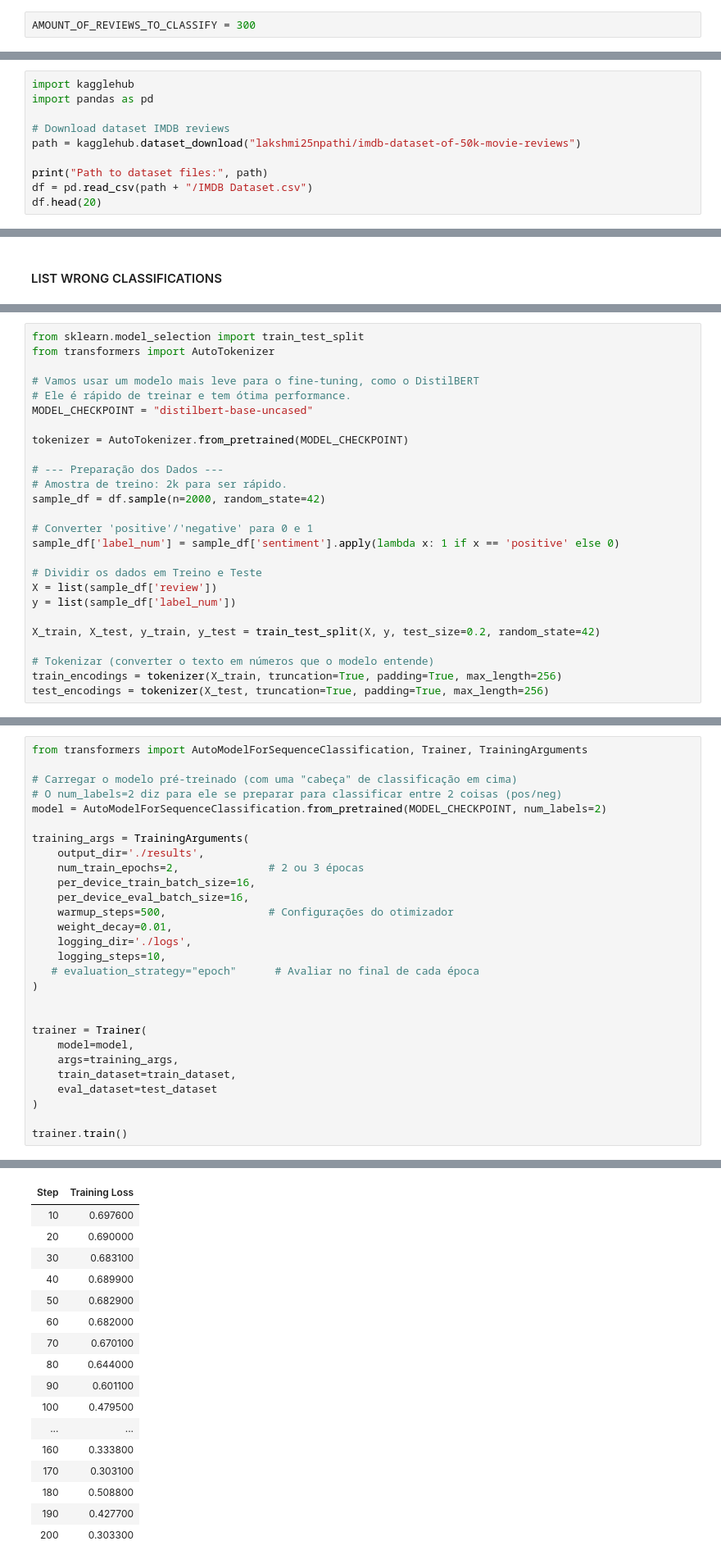
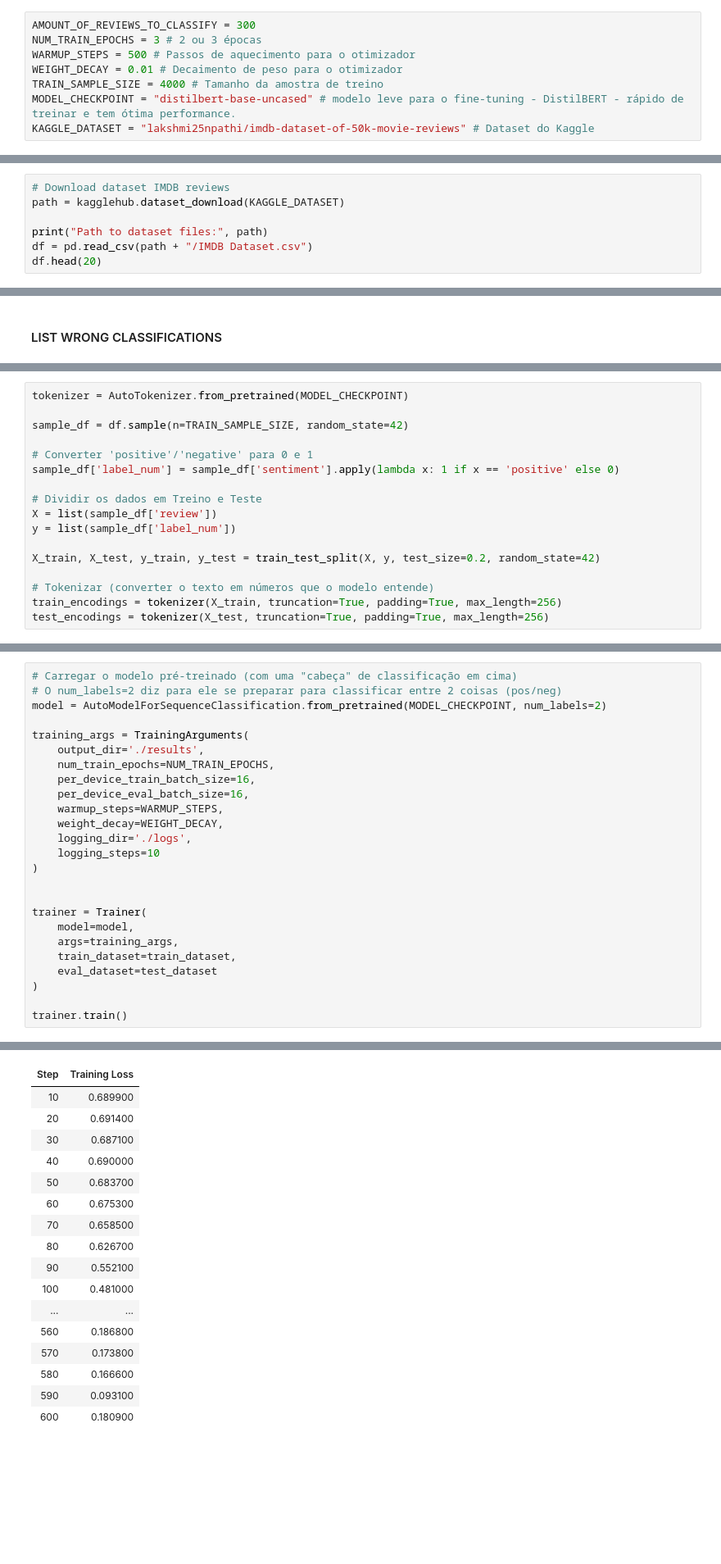
Before and after one commit to rafael-rosa/mack-modelos-linguagem-generativos, a Jupyter notebook: atividades/projeto_final/zero_shot_classification.ipynb, the cells around one changed output, grey strips where cells are left out. Shown at 82% size. Cells and saved outputs as stored; diff of their text form; blank space fills up the shorter version.

```diff
--- a/atividades/projeto_final/zero_shot_classification.ipynb
+++ b/atividades/projeto_final/zero_shot_classification.ipynb
@@ -30,14 +35,17 @@ Requirement already satisfied: MarkupSafe>=2.0 in c:\dev\python\wks\.venv\lib\si
 ### ENV VARIABLES
 # %%
 AMOUNT_OF_REVIEWS_TO_CLASSIFY = 300
+NUM_TRAIN_EPOCHS = 3 # 2 ou 3 épocas
+WARMUP_STEPS = 500 # Passos de aquecimento para o otimizador
+WEIGHT_DECAY = 0.01 # Decaimento de peso para o otimizador
+TRAIN_SAMPLE_SIZE = 4000 # Tamanho da amostra de treino
+MODEL_CHECKPOINT = "distilbert-base-uncased" # modelo leve para o fine-tuning - DistilBERT - rápido de treinar e tem ótima performance.
+KAGGLE_DATASET = "lakshmi25npathi/imdb-dataset-of-50k-movie-reviews" # Dataset do Kaggle
 # %% [markdown]
 ### DATASET - IMDB MOVIE REVIEWS TO CLASSIFY
 # %%
-import kagglehub
-import pandas as pd
-
 # Download dataset IMDB reviews
-path = kagglehub.dataset_download("lakshmi25npathi/imdb-dataset-of-50k-movie-reviews")
+path = kagglehub.dataset_download(KAGGLE_DATASET)
 
 print("Path to dataset files:", path)
 df = pd.read_csv(path + "/IMDB Dataset.csv")
@@ -181,16 +209,7 @@ weighted avg       0.90      0.90      0.90       300
 # %%
-from sklearn.model_selection import train_test_split
-from transformers import AutoTokenizer
-
-# Vamos usar um modelo mais leve para o fine-tuning, como o DistilBERT
-# Ele é rápido de treinar e tem ótima performance.
-MODEL_CHECKPOINT = "distilbert-base-uncased"
-
 tokenizer = AutoTokenizer.from_pretrained(MODEL_CHECKPOINT)
 
-# --- Preparação dos Dados ---
-# Amostra de treino: 2k para ser rápido.
-sample_df = df.sample(n=2000, random_state=42)
+sample_df = df.sample(n=TRAIN_SAMPLE_SIZE, random_state=42)
 
 # Converter 'positive'/'negative' para 0 e 1
 sample_df['label_num'] = sample_df['sentiment'].apply(lambda x: 1 if x == 'positive' else 0)
@@ -228,20 +247,17 @@ test_dataset = IMDbDataset(test_encodings, y_test)
 # %%
-from transformers import AutoModelForSequenceClassification, Trainer, TrainingArguments
-
 # Carregar o modelo pré-treinado (com uma "cabeça" de classificação em cima)
 # O num_labels=2 diz para ele se preparar para classificar entre 2 coisas (pos/neg)
 model = AutoModelForSequenceClassification.from_pretrained(MODEL_CHECKPOINT, num_labels=2)
 
 training_args = TrainingArguments(
     output_dir='./results',
-    num_train_epochs=2,              # 2 ou 3 épocas
+    num_train_epochs=NUM_TRAIN_EPOCHS,
     per_device_train_batch_size=16,
     per_device_eval_batch_size=16,
-    warmup_steps=500,                # Configurações do otimizador
-    weight_decay=0.01,
+    warmup_steps=WARMUP_STEPS,
+    weight_decay=WEIGHT_DECAY,
     logging_dir='./logs',
-    logging_steps=10,
-   # evaluation_strategy="epoch"      # Avaliar no final de cada época
+    logging_steps=10
 )
 
 
@@ -260,17 +276,17 @@ You should probably TRAIN this model on a down-stream task to be able to use it
 | Step | Training Loss |
-| 10 | 0.697600 |
-| 20 | 0.690000 |
-| 30 | 0.683100 |
-| 40 | 0.689900 |
-| 50 | 0.682900 |
-| 60 | 0.682000 |
-| 70 | 0.670100 |
-| 80 | 0.644000 |
-| 90 | 0.601100 |
-| 100 | 0.479500 |
+| 10 | 0.689900 |
+| 20 | 0.691400 |
+| 30 | 0.687100 |
+| 40 | 0.690000 |
+| 50 | 0.683700 |
+| 60 | 0.675300 |
+| 70 | 0.658500 |
+| 80 | 0.626700 |
+| 90 | 0.552100 |
+| 100 | 0.481000 |
 | ... | ... |
-| 160 | 0.333800 |
-| 170 | 0.303100 |
-| 180 | 0.508800 |
-| 190 | 0.427700 |
-| 200 | 0.303300 |
+| 560 | 0.186800 |
+| 570 | 0.173800 |
+| 580 | 0.166600 |
+| 590 | 0.093100 |
+| 600 | 0.180900 |
```
Also changed, not shown: parts of 13 cells of this notebook.
